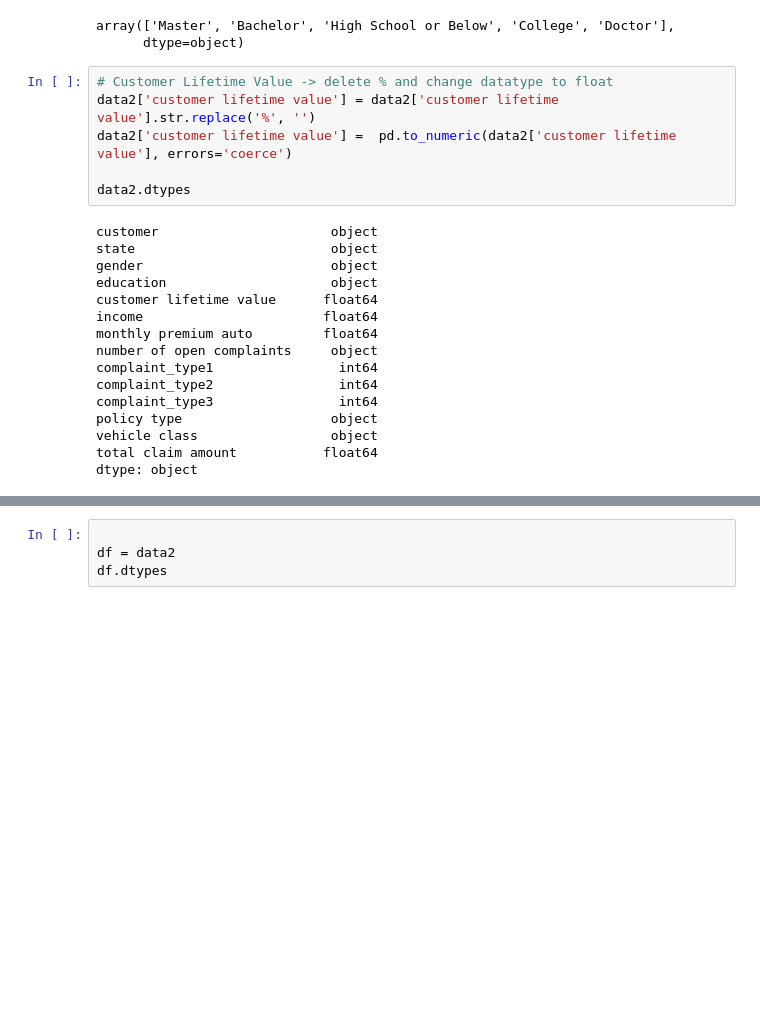
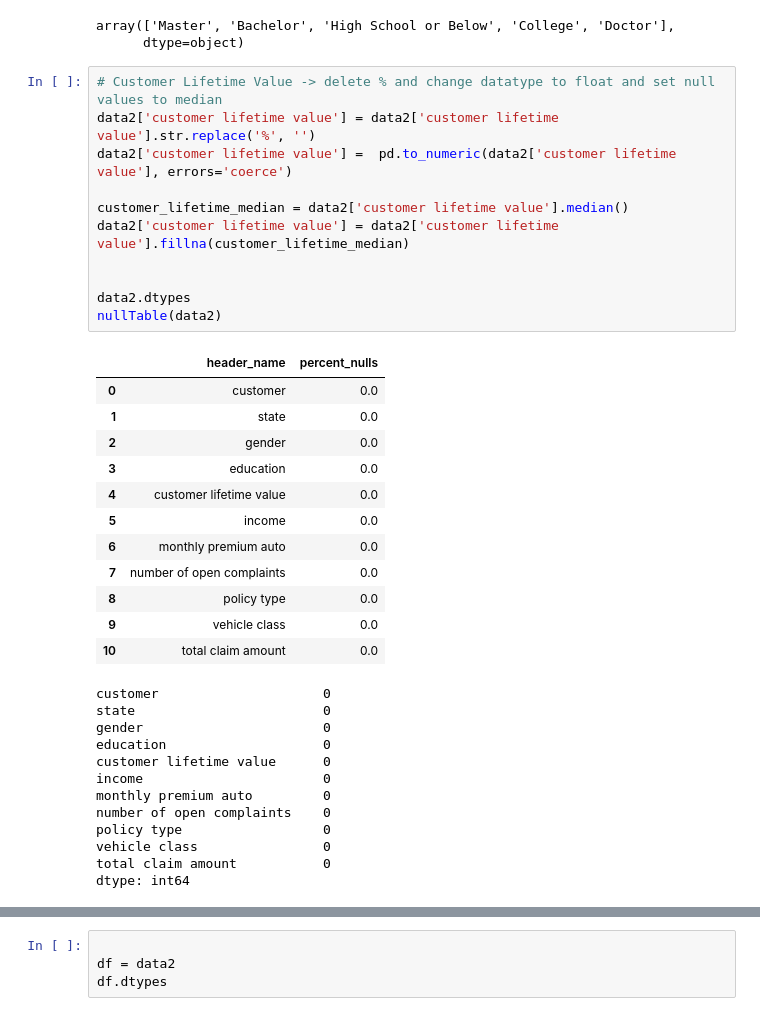
Before and after one commit to domenicsawatzki/lab-dw-pandas, a Jupyter notebook: lab-dw-pandas.ipynb, the cells around one changed output, grey strips where cells are left out. Saved outputs shown, nothing was run; the diff lists cells and outputs as text; blank space fills up the shorter version.

```diff
--- a/lab-dw-pandas.ipynb
+++ b/lab-dw-pandas.ipynb
@@ -292,27 +296,41 @@ data2['education'].unique()
 array(['Master', 'Bachelor', 'High School or Below', 'College', 'Doctor'],
       dtype=object)
 # %%
-# Customer Lifetime Value -> delete % and change datatype to float
+# Customer Lifetime Value -> delete % and change datatype to float and set null values to median
 data2['customer lifetime value'] = data2['customer lifetime value'].str.replace('%', '')
 data2['customer lifetime value'] =  pd.to_numeric(data2['customer lifetime value'], errors='coerce')
 
+customer_lifetime_median = data2['customer lifetime value'].median()
+data2['customer lifetime value'] = data2['customer lifetime value'].fillna(customer_lifetime_median)
+
+
 data2.dtypes
+nullTable(data2)
 # %% [output]
+|  | header_name | percent_nulls |
+| 0 | customer | 0.0 |
+| 1 | state | 0.0 |
+| 2 | gender | 0.0 |
+| 3 | education | 0.0 |
+| 4 | customer lifetime value | 0.0 |
+| 5 | income | 0.0 |
+| 6 | monthly premium auto | 0.0 |
+| 7 | number of open complaints | 0.0 |
+| 8 | policy type | 0.0 |
+| 9 | vehicle class | 0.0 |
+| 10 | total claim amount | 0.0 |
-customer                      object
-state                         object
-gender                        object
-education                     object
-customer lifetime value      float64
-income                       float64
-monthly premium auto         float64
-number of open complaints     object
-complaint_type1                int64
-complaint_type2                int64
-complaint_type3                int64
-policy type                   object
-vehicle class                 object
-total claim amount           float64
-dtype: object
+customer                     0
+state                        0
+gender                       0
+education                    0
+customer lifetime value      0
+income                       0
+monthly premium auto         0
+number of open complaints    0
+policy type                  0
+vehicle class                0
+total claim amount           0
+dtype: int64
 # %%
 # Number of Open Complaints -> split it to 3 different columns (numeric)
 data2[['complaint_type1', 'complaint_type2', 'complaint_type3']] = data2['number of open complaints'].str.split('/', expand=True)
```
Also changed, not shown: parts of 17 cells of this notebook, 1 other file.
